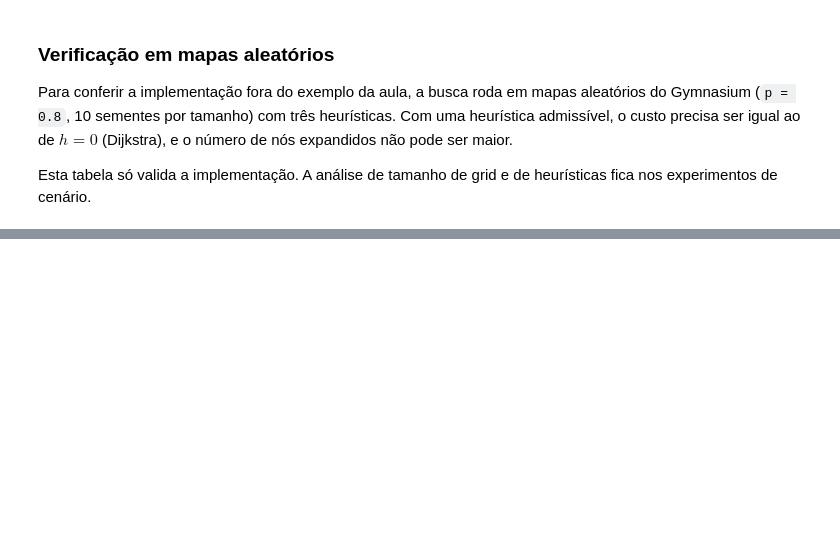
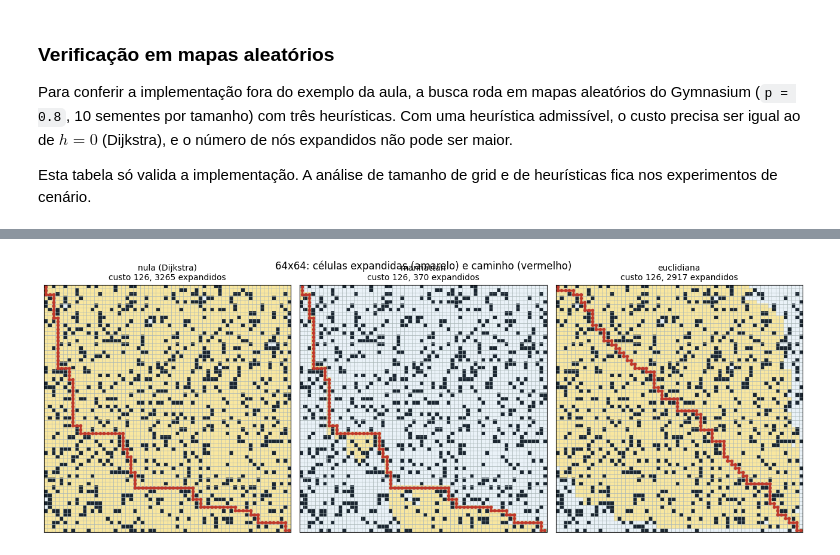
Before and after one commit to ctrindadedev/game-ai-lab, a Jupyter notebook: FrozenLake/frozenlake_astar.ipynb, the cells around one changed output, grey strips where cells are left out. Saved outputs shown, nothing was run; the diff lists cells and outputs as text; code cells hidden in the pictures; blank space fills up the shorter version.

```diff
--- a/FrozenLake/frozenlake_astar.ipynb
+++ b/FrozenLake/frozenlake_astar.ipynb
@@ -204,0 +308,12 @@ Os 40 mapas passam nas três verificações (caminho válido, custo igual ao de
+# %%
+fig, axes = plt.subplots(1, 3, figsize=(13, 4.8))
+mapa64 = generate_random_map(size=64, p=0.8, seed=SEMENTE)
+for ax, (nome, h) in zip(axes, HEURISTICAS.items()):
+    desenhar(mapa64, a_star(mapa64, heuristica_fn=h), ax=ax)
+    ax.set_title(f"{nome}\n{ax.get_title()}", fontsize=10)
+plt.suptitle("64x64: células expandidas (amarelo) e caminho (vermelho)")
+plt.tight_layout()
+plt.savefig(FIGURAS / "cenario_64x64.png", dpi=150, bbox_inches="tight")
+plt.show()
+# %% [output]
+[figure, added]
```
Also changed, not shown: parts of 24 cells of this notebook, 8 other files.
